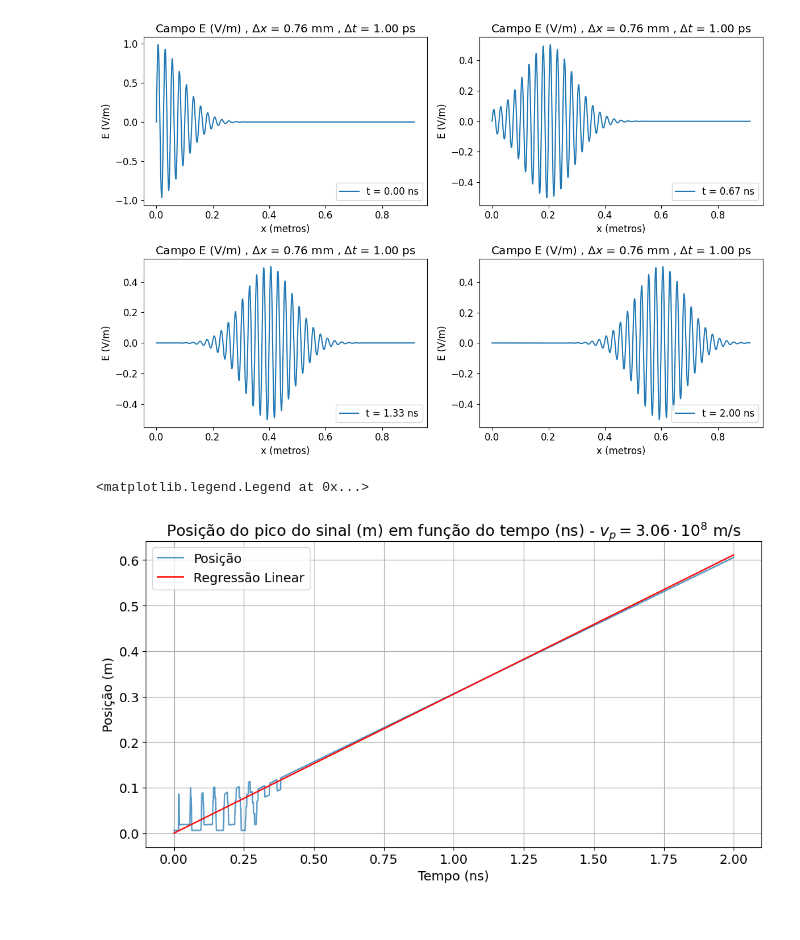
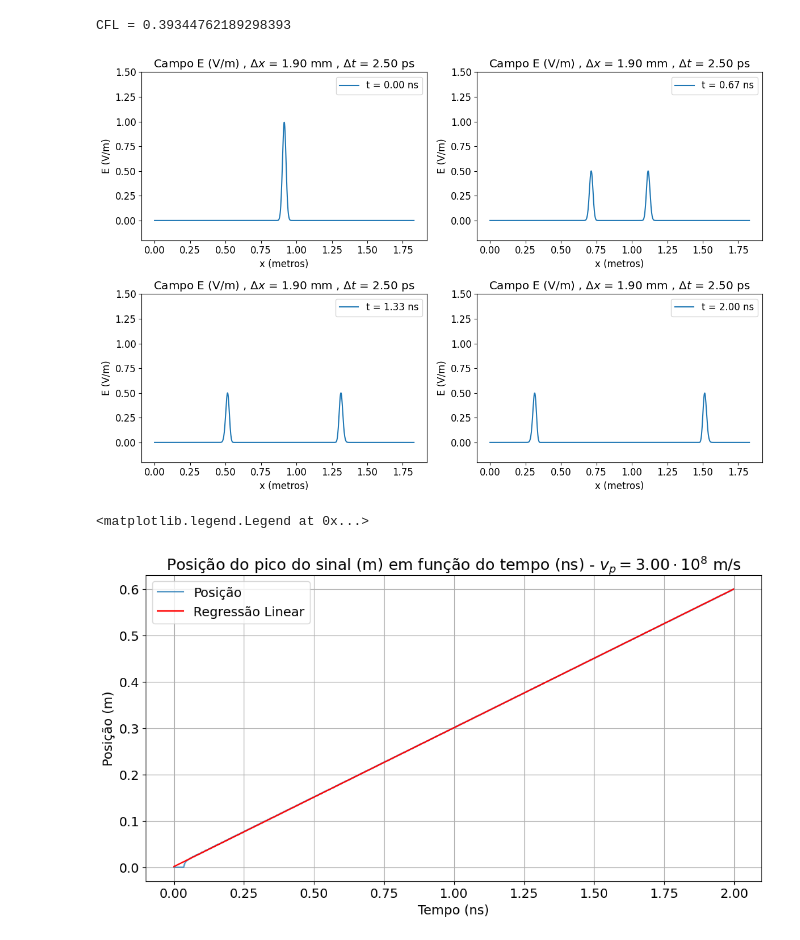
Before and after one commit to RaphaelLeivas/eletrocomp-2026-1, a Jupyter notebook: notebooks/lista4/6-1.ipynb, the cells around one changed output. Saved outputs shown, nothing was run; the diff lists cells and outputs as text; code cells hidden in the pictures.

```diff
--- a/notebooks/lista4/6-1.ipynb
+++ b/notebooks/lista4/6-1.ipynb
@@ -11,12 +11,14 @@ vp = 1 / np.sqrt(eps * mu)
 FEET_TO_M = 3.281
 
 T = 2e-9 # tempo de simulação
-L = 3 / FEET_TO_M # distancia para simular
+L = 6 / FEET_TO_M # distancia para simular
 
-dx = 0.0025 / FEET_TO_M
-dt = 1e-12
+dx = 0.00625 / FEET_TO_M
+dt = 2.5e-12
 
 # check CFL
+CFL = vp * dt / dx
+print(f"CFL = {CFL}")
 if dt > dx / vp:
     raise ValueError(f"CFL not met: {dt} > {dx / vp}")
 
@@ -32,6 +34,8 @@ grid_xH = np.linspace(dx / 2, L - dx / 2, nx) # xgrid para o Hz ; temos nx - 1 i
 grid_tH = np.linspace(dt / 2, T - dt / 2, nt) # tgrid para o Hz ; temos nt - 1 intervalos de delta t
 
 E_curr = np.exp(-(8 * grid_xE)**2) * np.sin(250 * grid_xE) # condicao inicial
+E_curr = 0.5 * np.exp(-50 * (grid_xE - L/2)**2) * (1 + np.sin(100 * grid_xE)) # condicao inicial
+E_curr = np.exp(-3200 * (grid_xE - L/2)**2) # condicao inicial
 E_next = np.zeros(grid_xE.shape[0])
 
 H_curr = - (dt / (mu * dx)) * (E_curr[1:] - E_curr[:-1]) # estende a condição inicial para o H
@@ -53,31 +57,38 @@ for n in range(nt):
     # condição de contorno: PEC nas bordas
     E_next[0] = E_next[-1] = 0
 
+    # condição de contorno ABC (Mur de primeira ordem)
+    # E_next[0] = E_curr[1] + ((vp * dt - dx) / (vp * dt + dx)) * (E_next[1] - E_curr[0])
+    # E_next[nx] = E_curr[nx-1] + ((vp * dt - dx) / (vp * dt + dx)) * (E_next[nx-1] - E_curr[nx])
+
     # tira as fotos
     if n in snapshot_times:
         E_snapshots.append(E_next.copy())
 
     # salva a posicao atual do pico gaussiano
-    posicao_pico.append(grid_xE[np.argmax(E_next)])
+    posicao_pico.append(grid_xE[np.argmax(E_next[(nx//2):-1])])
 
     # atualiza o corrente para o proximo passo
     E_curr = E_next
     H_curr = H_next
+# %% [output]
+CFL = 0.39344762189298393
 # %%
 # plota as fotos
 fig, axes = plt.subplots(2, 2, figsize=(12, 8))
 
 for i, ax in enumerate(axes.flat):
     ax.plot(grid_xE, E_snapshots[i], label = fr't = {grid_tE[snapshot_times[i]] * 1e9:.2f} ns')
     ax.set_title(fr"Campo E (V/m) , $\Delta x$ = {dx * 1e3:.2f} mm , $\Delta t$ = {dt * 1e12:.2f} ps")
     ax.set_xlabel("x (metros)")
     ax.set_ylabel(f"E (V/m)")
-    ax.legend(loc='lower right')
+    ax.set_ylim(-0.2,1.5)
+    ax.legend(loc='upper right')
 
 plt.tight_layout()
 plt.show()
 # %% [output]
-[figure, old version]
+[figure, new version]
 # %%
 # plota a posicao do pico em função do tempo
 slope, intercept = np.polyfit(grid_tE[:-1], posicao_pico, 1)
@@ -86,7 +97,7 @@ plt.figure(figsize=(12, 6))  # 10 inches wide, 5 inches tall
 plt.rcParams.update({'font.size': 14})
 
 plt.plot(grid_tE[:-1] * 1e9, posicao_pico, label="Posição", alpha=0.75)
-plt.plot(grid_tE[:-1] * 1e9, slope * grid_tE[:-1], color="red", label="Regressão Linear")
+plt.plot(grid_tE[:-1] * 1e9, slope * grid_tE[:-1] + intercept, color="red", label="Regressão Linear")
 plt.title(fr"Posição do pico do sinal (m) em função do tempo (ns) - $v_p = {slope / 1e8:.2f} \cdot 10^{8}$ m/s")
 plt.xlabel("Tempo (ns)")
 plt.ylabel("Posição (m)")
@@ -94,4 +105,4 @@ plt.grid()
 plt.legend()
 # %% [output]
 <matplotlib.legend.Legend at 0x...>
-[figure, old version]
+[figure, new version]
```
Also changed, not shown: 7 other files.
